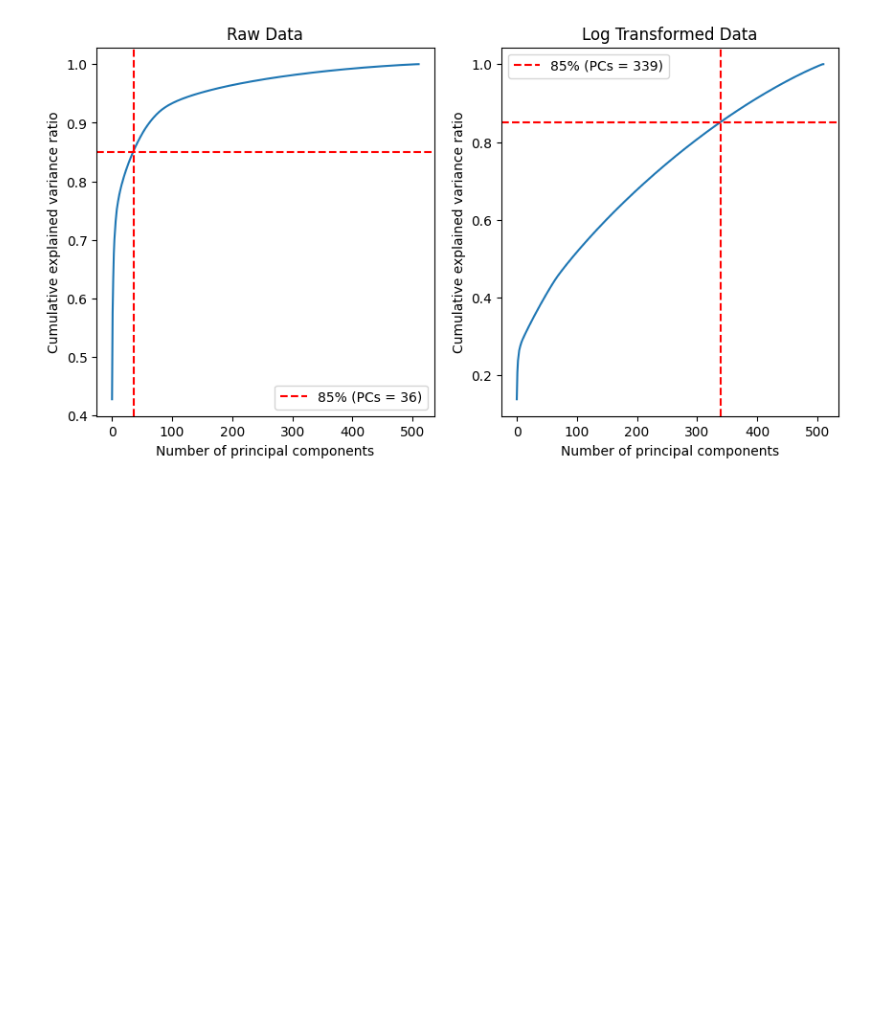
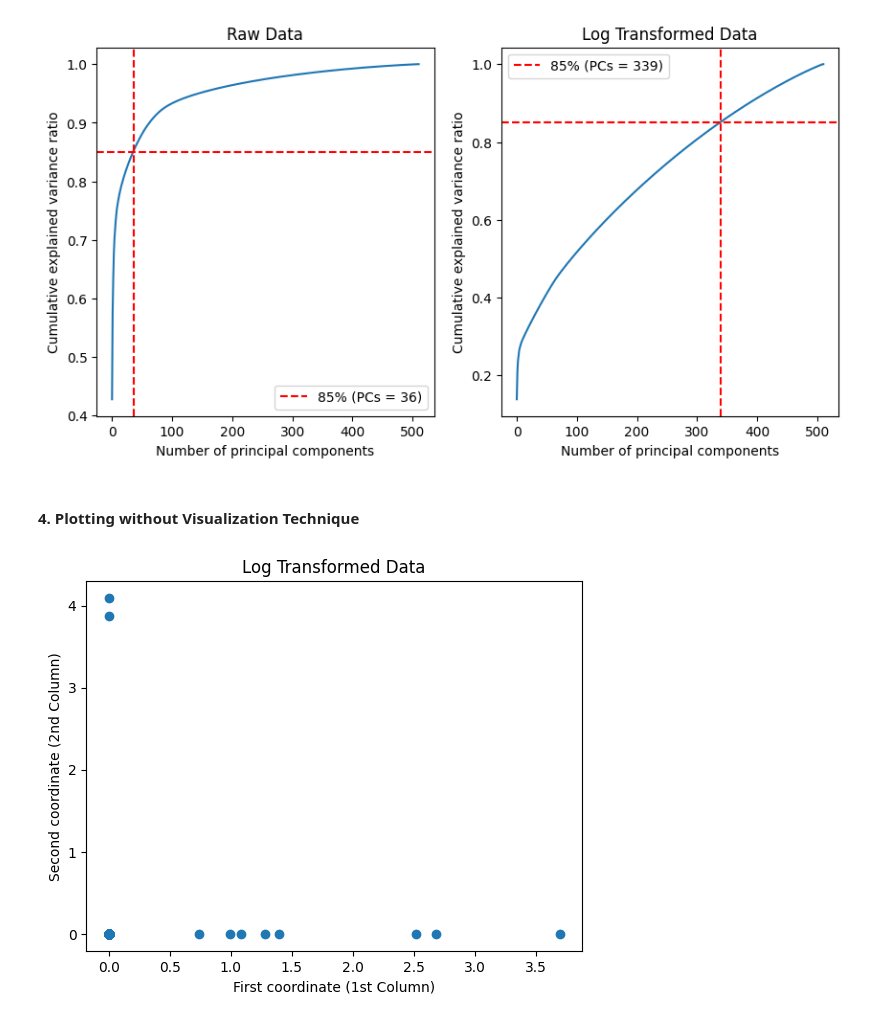
Before and after one commit to eddysanoli-galileo/Data-Analysis-Statistical-Modeling-and-Computation-in-Applications, a Jupyter notebook: Module 2 - Genomics and High Dimensional Data/Project/Problem1.ipynb, the cells around one changed output. Saved outputs shown, nothing was run; the diff lists cells and outputs as text; code cells hidden in the pictures; blank space fills up the shorter version.

```diff
--- a/Module 2 - Genomics and High Dimensional Data/Project/Problem1.ipynb
+++ b/Module 2 - Genomics and High Dimensional Data/Project/Problem1.ipynb
@@ -122,3 +123,18 @@ plt.show()
 Explained variance ratio of PC1 (raw data):  0.42779670983572704
 Explained variance ratio of PC1 (log transformed):  0.1388756487082619
 [figure]
+# %% [markdown]
+#### 4. Plotting without Visualization Technique
+# %%
+# Scatter plot with the first and second coordinates of the
+# log transformed data
+plt.scatter(
+    dataset_log[:, 0],
+    dataset_log[:, 1],
+)
+plt.xlabel("First coordinate (1st Column)")
+plt.ylabel("Second coordinate (2nd Column)")
+plt.title("Log Transformed Data")
+plt.show()
+# %% [output]
+[figure, added]
```
Also changed, not shown: parts of 7 cells of this notebook, 1 other file.
